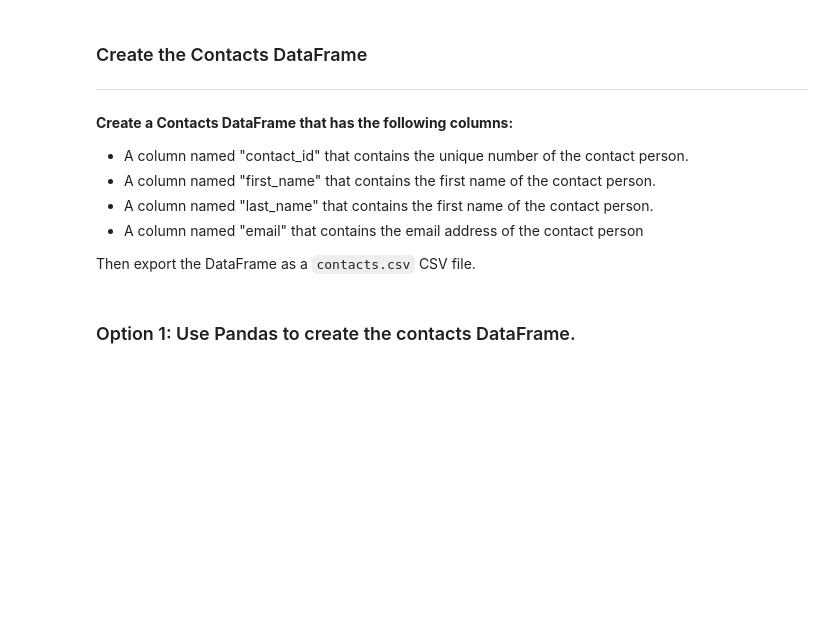
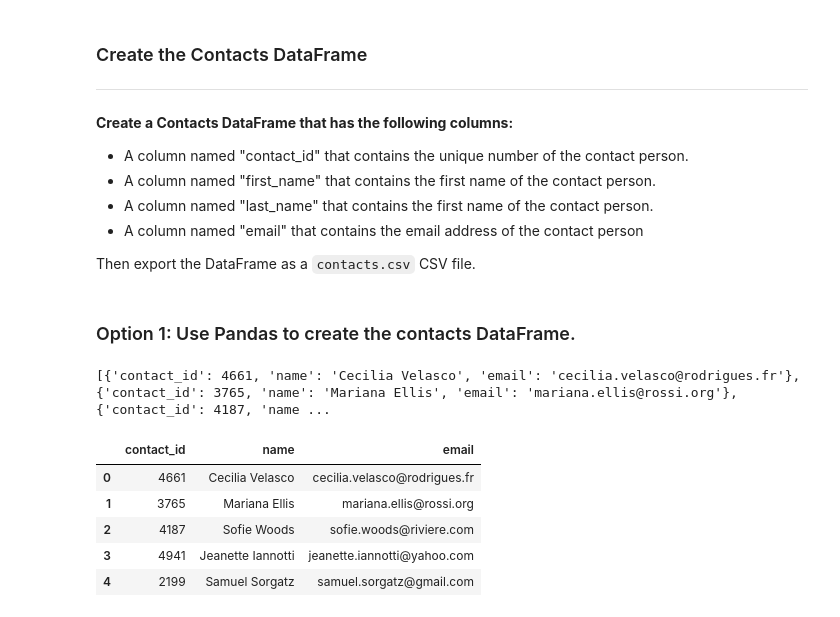
Before and after one commit to amshanaa/Crowdfunding_ETL, a Jupyter notebook: ETL_Mini_Project_Starter_Code_LMaxiel_FAdemuwagun_AShanaa.ipynb, the cells around one changed output. Saved outputs shown, nothing was run; the diff lists cells and outputs as text; code cells hidden in the pictures; blank space fills up the shorter version.

```diff
--- a/ETL_Mini_Project_Starter_Code_LMaxiel_FAdemuwagun_AShanaa.ipynb
+++ b/ETL_Mini_Project_Starter_Code_LMaxiel_FAdemuwagun_AShanaa.ipynb
@@ -334,11 +341,32 @@ Then export the DataFrame as a `contacts.csv` CSV file.
 import json
 dict_values = []
 
+for index, row in contact_info_df.iterrows():
+    values = row[0].split(', ')
+    if len(values) >= 3:
+        contact_id = int(values[0].split(': ')[1])
+        name = values[1].split(': ')[1][1:-1]
+        email = values[2].split(': ')[1][1:-2]
+        contact_dict = {'contact_id': contact_id, 'name': name, 'email': email}
+        dict_values.append(contact_dict)
 
-# Print out the list of values for each row.
+# Print out the list of values for each row
 print(dict_values)
+# %% [output]
+[{'contact_id': 4661, 'name': 'Cecilia Velasco', 'email': 'cecilia.velasco@rodrigues.fr'}, {'contact_id': 3765, 'name': 'Mariana Ellis', 'email': 'mariana.ellis@rossi.org'}, {'contact_id': 4187, 'name ...
 # %%
 # Create a contact_info DataFrame and add each list of values, i.e., each row
 # to the 'contact_id', 'name', 'email' columns.
+contact_info_df = pd.DataFrame(dict_values)
+
+# Print out the DataFrame
+contact_info_df.head()
+# %% [output]
+|  | contact_id | name | email |
+| 0 | 4661 | Cecilia Velasco | cecilia.velasco@rodrigues.fr |
+| 1 | 3765 | Mariana Ellis | mariana.ellis@rossi.org |
+| 2 | 4187 | Sofie Woods | sofie.woods@riviere.com |
+| 3 | 4941 | Jeanette Iannotti | jeanette.iannotti@yahoo.com |
+| 4 | 2199 | Samuel Sorgatz | samuel.sorgatz@gmail.com |
 # %%
 # Check the datatypes.
```
Also changed, not shown: parts of 20 cells of this notebook, 3 other files.
